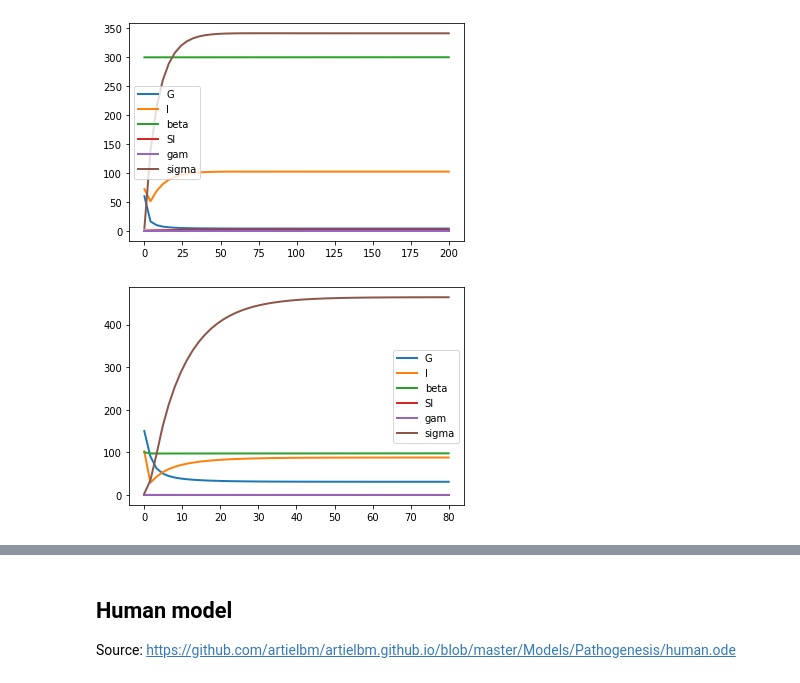
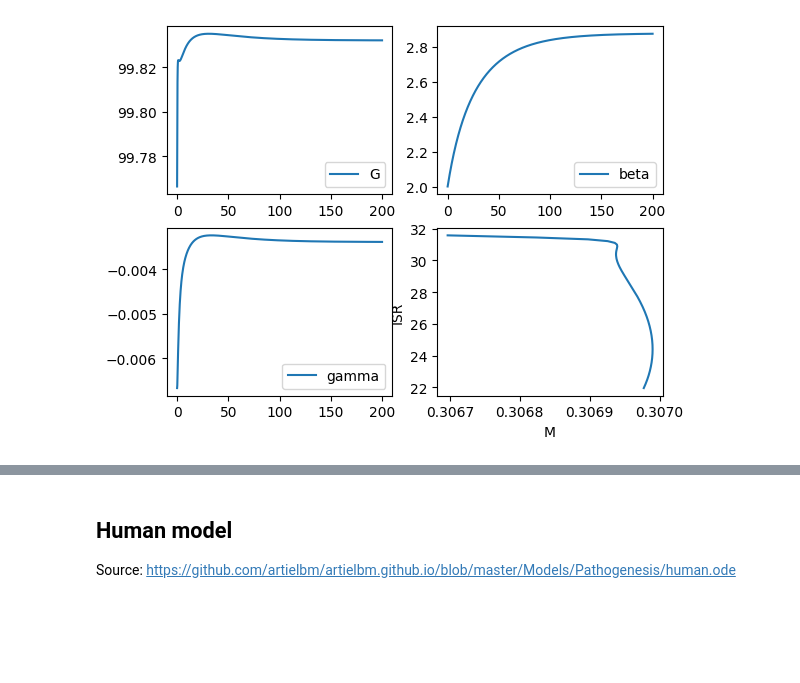
Before and after one commit to yjzhang/t2d_models, a Jupyter notebook: ha_2016.ipynb, the cells around one changed output, grey strips where cells are left out. Cells and saved outputs as stored; diff of their text form; code cells hidden in the pictures; blank space fills up the shorter version.

```diff
--- a/ha_2016.ipynb
+++ b/ha_2016.ipynb
@@ -116,23 +127,15 @@ r.plot(result)
-# %%
-# Try some different values: G = 150?
-r.resetAll()
-r.setValue('S0', 2)
-r.setValue('P_max', 10)
-r.setValue('A_max', 1)
-r.setValue('G', 60)
-r.setValue('sigma', 5)
-r.setValue('beta', 300)
-result = r.simulate(0, 200)
-r.plot(result)
-# %% [output]
-[figure, removed]
-# %%
-# Try some different values: what can cause a pathological state?
-r.resetAll()
-r.setValue('G', 150)
-r.setValue('beta', 100)
-r.setValue('R0', 2000)
-result = r.simulate(0, 80)
-r.plot(result)
-# %% [output]
-[figure, removed]
+# %%
+import matplotlib.pyplot as plt
+fig, axes = plt.subplots(2, 2)
+axes[0, 0].plot(result['time'], result['G'], label='G')
+axes[0, 0].legend()
+axes[0, 1].plot(result['time'], result['beta'], label='beta')
+axes[0, 1].legend()
+axes[1, 0].plot(result['time'], result['gam'], label='gamma')
+axes[1, 0].legend()
+axes[1, 1].plot(result['M'], result['ISR'])
+axes[1, 1].set_xlabel('M')
+axes[1, 1].set_ylabel('ISR')
+fig.show()
+# %% [output]
+[figure, added]
```
Also changed, not shown: parts of 16 cells of this notebook, 1 other file.
